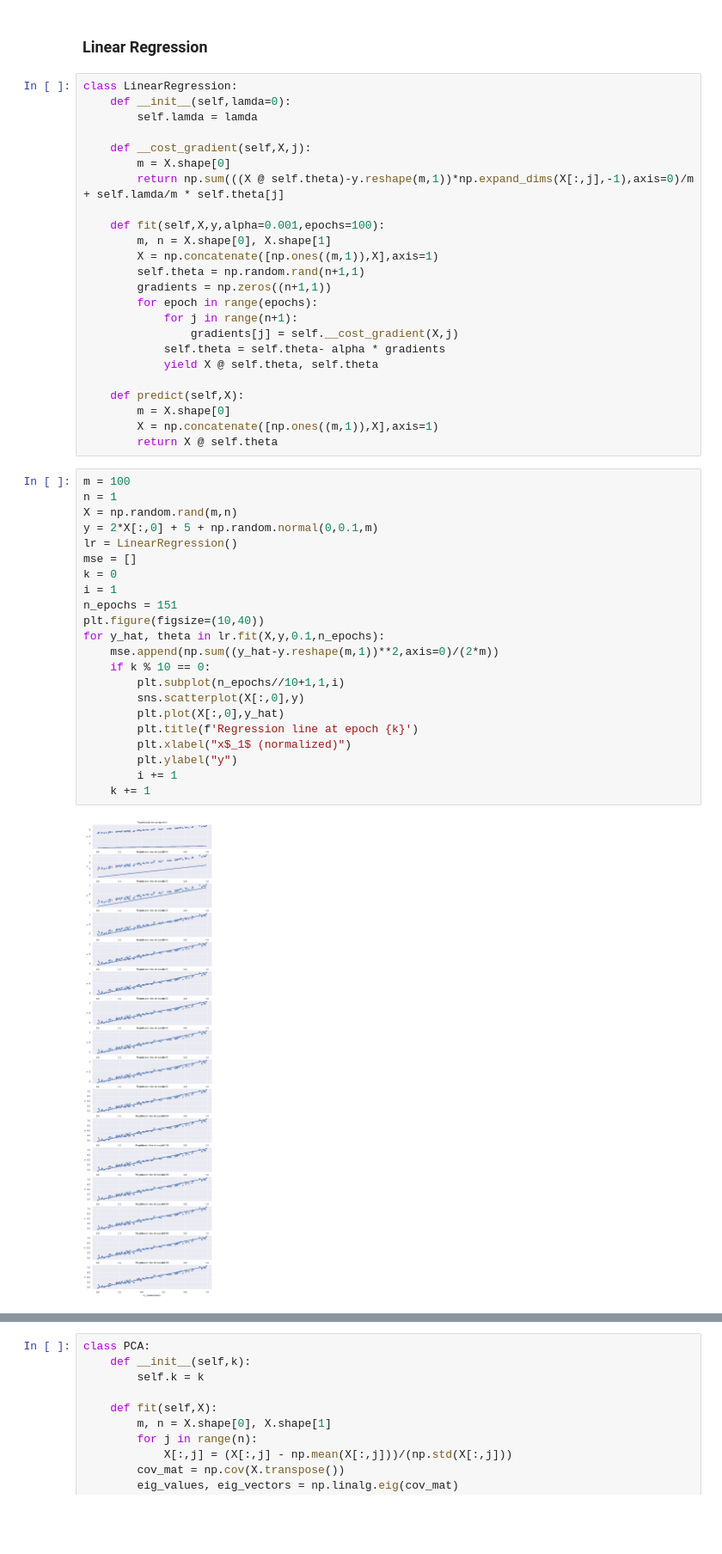
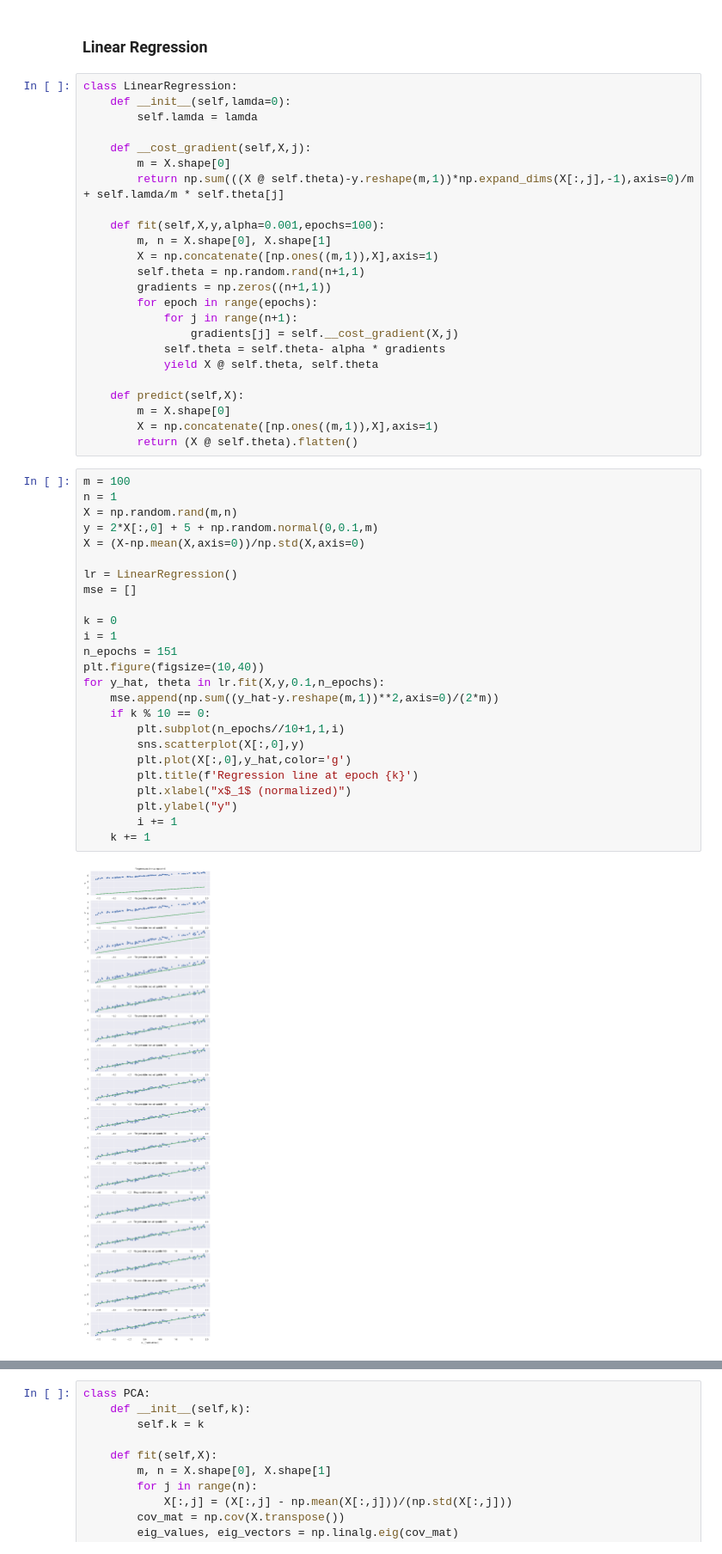
Before and after one commit to yarahal/machine-learning, a Jupyter notebook: notebook.ipynb, the cells around one changed output, grey strips where cells are left out. Shown at 86% size. Cells and saved outputs as stored; diff of their text form; blank space fills up the shorter version.

```diff
--- a/notebook.ipynb
+++ b/notebook.ipynb
@@ -31,28 +48,31 @@ class LinearRegression:
     def predict(self,X):
         m = X.shape[0]
         X = np.concatenate([np.ones((m,1)),X],axis=1)
-        return X @ self.theta
+        return (X @ self.theta).flatten()
 # %%
 m = 100
 n = 1
 X = np.random.rand(m,n)
 y = 2*X[:,0] + 5 + np.random.normal(0,0.1,m)
+X = (X-np.mean(X,axis=0))/np.std(X,axis=0)
+
 lr = LinearRegression()
 mse = []
+
 k = 0
 i = 1
 n_epochs = 151
 plt.figure(figsize=(10,40))
 for y_hat, theta in lr.fit(X,y,0.1,n_epochs):
     mse.append(np.sum((y_hat-y.reshape(m,1))**2,axis=0)/(2*m))
     if k % 10 == 0:
         plt.subplot(n_epochs//10+1,1,i)
         sns.scatterplot(X[:,0],y)
-        plt.plot(X[:,0],y_hat)
+        plt.plot(X[:,0],y_hat,color='g')
         plt.title(f'Regression line at epoch {k}')
         plt.xlabel("x$_1$ (normalized)")
         plt.ylabel("y")
         i += 1
     k += 1
 # %% [output]
-[figure, old version]
+[figure, new version]
```
Also changed, not shown: parts of 27 cells of this notebook, 11 other files.
